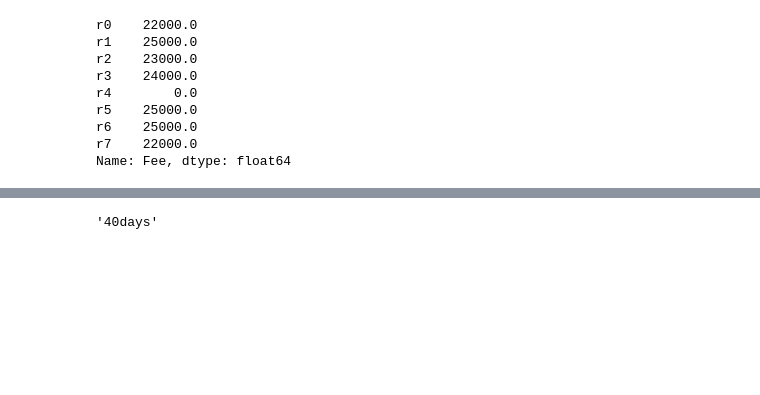
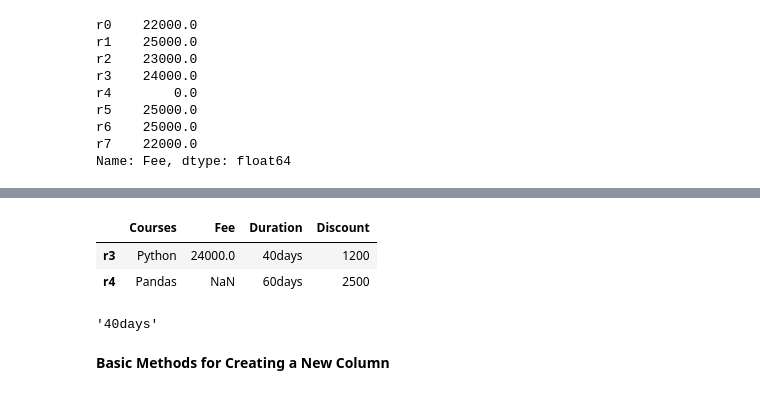
Before and after one commit to aekanun2020/Data-Analytics-using-Python, a Jupyter notebook: Python_Pandas_Dataframe_Basic_Properties_and_Methods.ipynb, the cells around one changed output, grey strips where cells are left out. Saved outputs shown, nothing was run; the diff lists cells and outputs as text; code cells hidden in the pictures; blank space fills up the shorter version.

```diff
--- a/Python_Pandas_Dataframe_Basic_Properties_and_Methods.ipynb
+++ b/Python_Pandas_Dataframe_Basic_Properties_and_Methods.ipynb
@@ -165,4 +162,12 @@ df[:-3]
+# %%
+df[3:-3]
+# %% [output]
+|  | Courses | Fee | Duration | Discount |
+| r3 | Python | 24000.0 | 40days | 1200 |
+| r4 | Pandas | NaN | 60days | 2500 |
 # %%
 df['Duration'][3]
 # %% [output]
 '40days'
+# %% [markdown]
+**Basic Methods for Creating a New Column**
```
Also changed, not shown: parts of 13 cells of this notebook.
